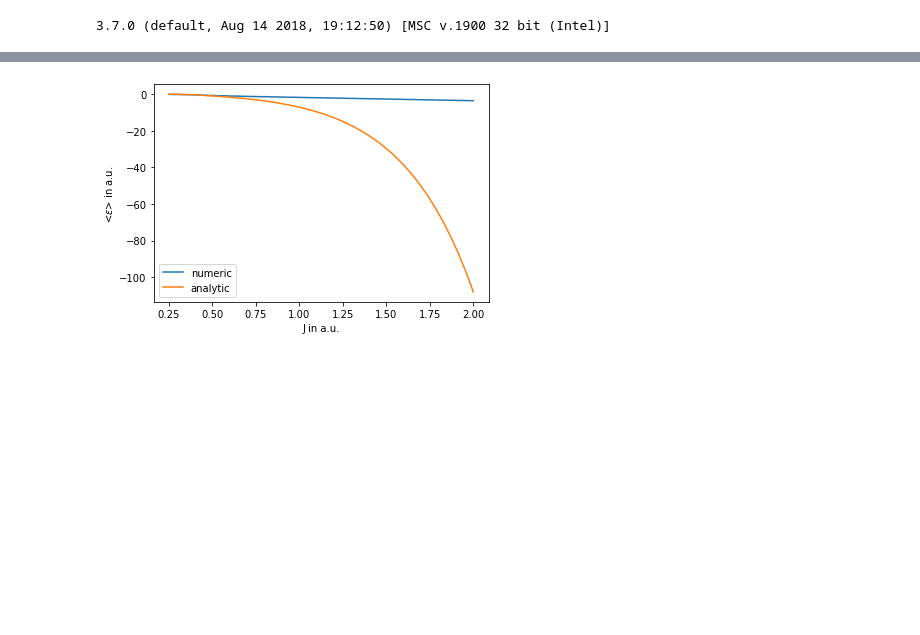
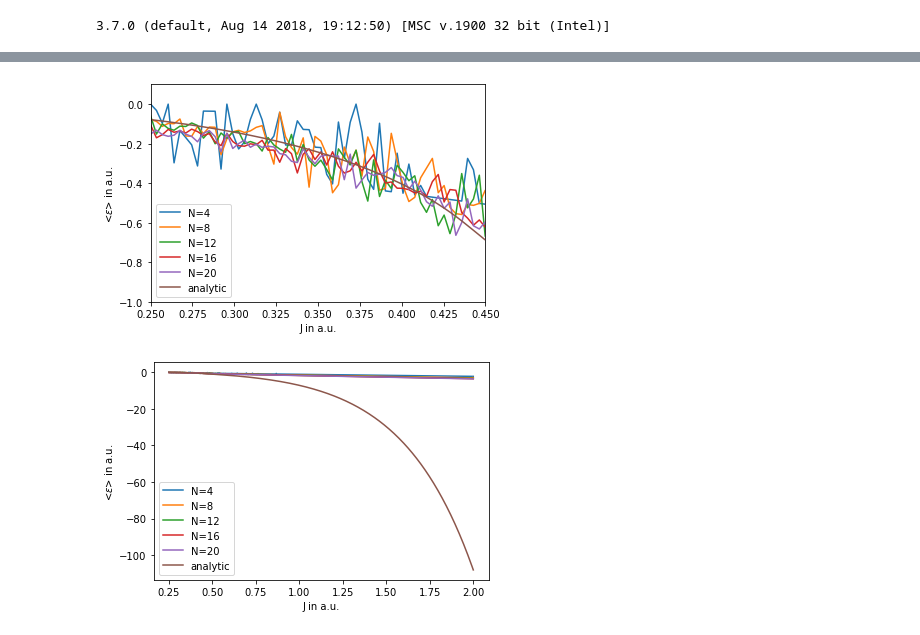
Before and after one commit to MarcelSchindler/Computational-Physics, a Jupyter notebook: exercise-2/J_variation.ipynb, the cells around one changed output, grey strips where cells are left out. Cells and saved outputs as stored; diff of their text form; code cells hidden in the pictures; blank space fills up the shorter version.

```diff
--- a/exercise-2/J_variation.ipynb
+++ b/exercise-2/J_variation.ipynb
@@ -39,9 +86,28 @@ plt.savefig('J_variation')
+# %%
+plt.xlim(0.25,0.45)
+plt.ylim(-1,0.1)
+plt.plot(x2in,y7in, label=r"N=4")
+plt.plot(x2in,y8in, label=r"N=8")
+plt.plot(x2in,y9in, label=r"N=12")
+plt.plot(x2in,y10in, label=r"N=16")
+plt.plot(x2in,y11in, label=r"N=20")
+plt.plot(x2in,y12in, label=r"analytic")
+plt.xlabel(r'J in a.u.')
+plt.ylabel(r'<$\epsilon$> in a.u.')
+plt.legend()
+plt.savefig('energie_per_site')
+# %% [output]
+[figure, added]
 # %%
-plt.plot(x2in,y3in, label=r"numeric")
-plt.plot(x2in,y4in, label=r"analytic")
+plt.plot(x2in,y7in, label=r"N=4")
+plt.plot(x2in,y8in, label=r"N=8")
+plt.plot(x2in,y9in, label=r"N=12")
+plt.plot(x2in,y10in, label=r"N=16")
+plt.plot(x2in,y11in, label=r"N=20")
+plt.plot(x2in,y12in, label=r"analytic")
 plt.xlabel(r'J in a.u.')
 plt.ylabel(r'<$\epsilon$> in a.u.')
 plt.legend()
-plt.savefig('energie_per_site')
+plt.savefig('energie_per_site_all')
 # %% [output]
-[figure, old version]
+[figure, new version]
```
Also changed, not shown: parts of 5 cells of this notebook, 13 other files.
